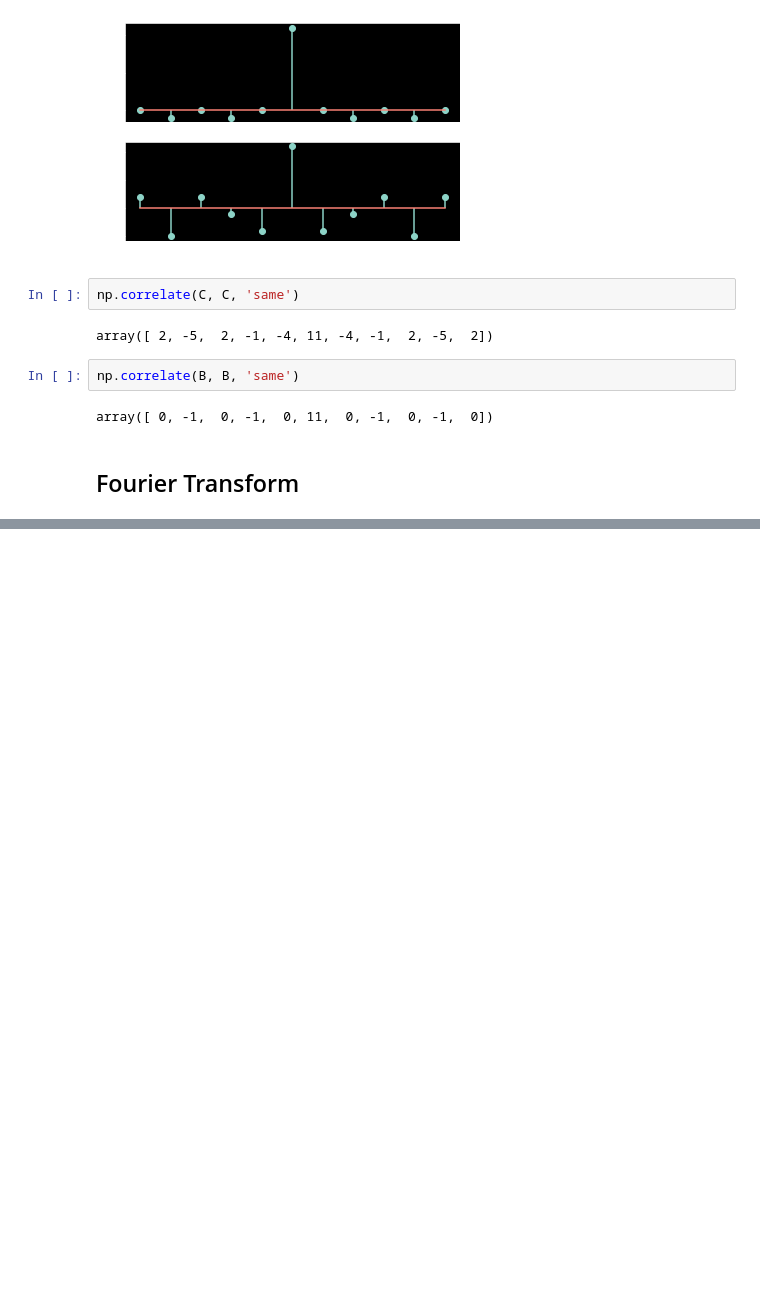
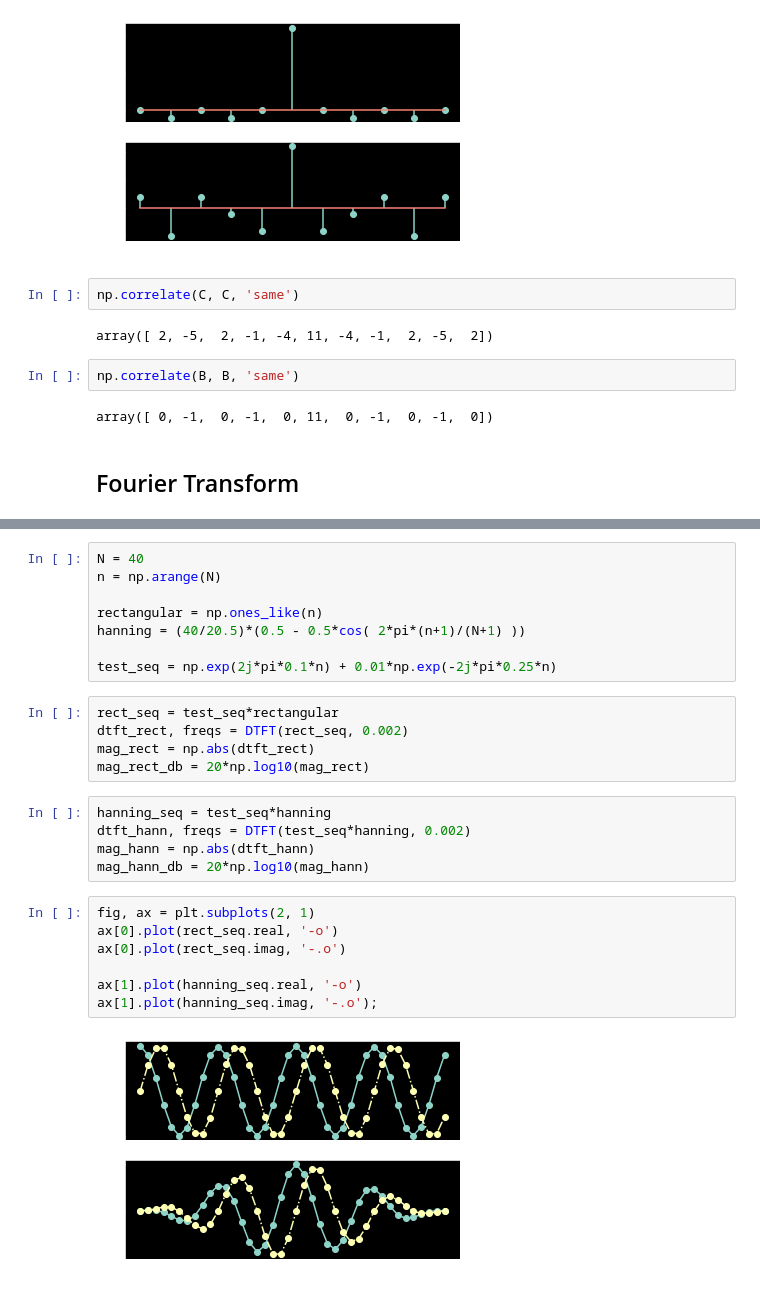
Before and after one commit to mohantyk/srd, a Jupyter notebook: DSP_Chap2.ipynb, the cells around one changed output, grey strips where cells are left out. Cells and saved outputs as stored; diff of their text form; blank space fills up the shorter version.

```diff
--- a/DSP_Chap2.ipynb
+++ b/DSP_Chap2.ipynb
@@ -177,0 +231,27 @@ array([ 0, -1,  0, -1,  0, 11,  0, -1,  0, -1,  0])
+# %%
+N = 40
+n = np.arange(N)
+
+rectangular = np.ones_like(n)
+hanning = (40/20.5)*(0.5 - 0.5*cos( 2*pi*(n+1)/(N+1) ))
+
+test_seq = np.exp(2j*pi*0.1*n) + 0.01*np.exp(-2j*pi*0.25*n)
+# %%
+rect_seq = test_seq*rectangular
+dtft_rect, freqs = DTFT(rect_seq, 0.002)
+mag_rect = np.abs(dtft_rect)
+mag_rect_db = 20*np.log10(mag_rect)
+# %%
+hanning_seq = test_seq*hanning
+dtft_hann, freqs = DTFT(test_seq*hanning, 0.002)
+mag_hann = np.abs(dtft_hann)
+mag_hann_db = 20*np.log10(mag_hann)
+# %%
+fig, ax = plt.subplots(2, 1)
+ax[0].plot(rect_seq.real, '-o')
+ax[0].plot(rect_seq.imag, '-.o')
+
+ax[1].plot(hanning_seq.real, '-o')
+ax[1].plot(hanning_seq.imag, '-.o');
+# %% [output]
+[figure, added]
```
Also changed, not shown: parts of 18 cells of this notebook.
